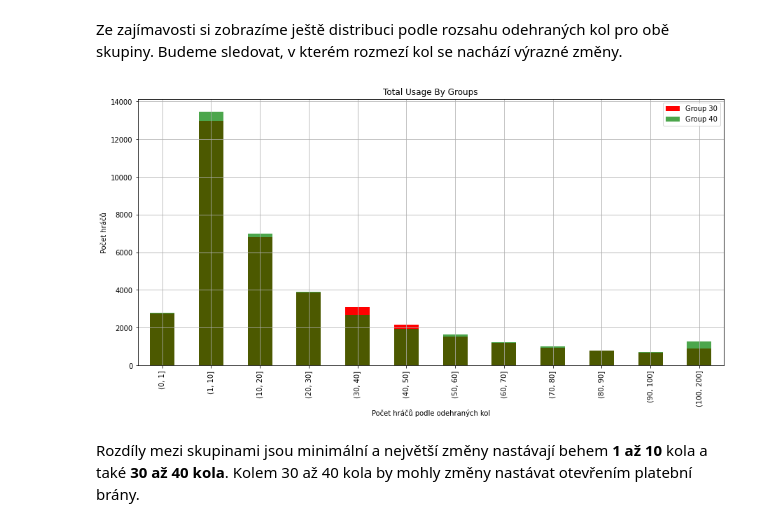
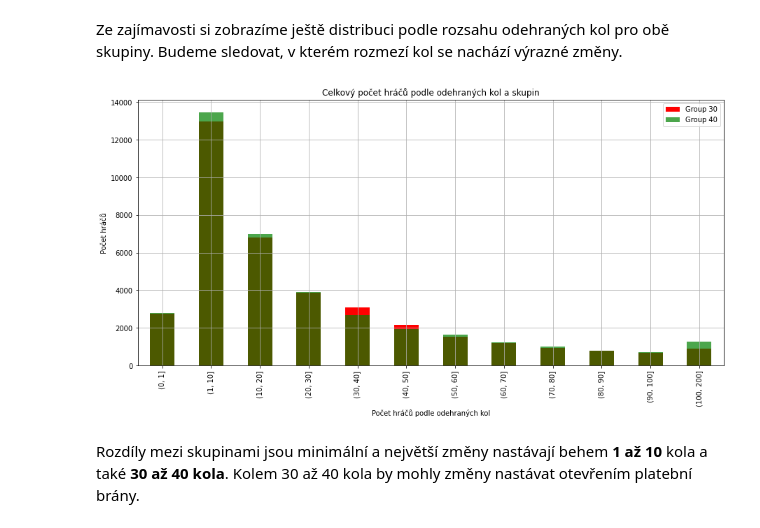
Before and after one commit to 9berny9/cookie_cats_analysis, a Jupyter notebook: cats.ipynb, the cells around one changed output. Cells and saved outputs as stored; diff of their text form; code cells hidden in the pictures.

```diff
--- a/cats.ipynb
+++ b/cats.ipynb
@@ -274,15 +272,15 @@ plot_40 = df_40.groupby(pd.cut(df_40["sum_gamerounds"], bins=bins)).userid.count
 # %%
 # Plotting the distribution of players that played 0 to 100 game rounds
 fig, ax = plt.subplots(figsize=(15,7))
 ax = plot_30.plot(kind = 'bar', y="userid", color = "red", alpha = 1,
-                       title = 'Total Usage By Groups')
+                       title = 'Celkový počet hráčů podle odehraných kol a skupin')
 plot_40.plot(kind = 'bar', y="userid", ax=ax, color = "green", alpha = 0.7 )
 ax.set_xlabel("Počet hráčů podle odehraných kol")
 ax.set_ylabel("Počet hráčů")
 ax.grid()
 plt.legend(["Group 30", "Group 40"]);
 # %% [output]
-[figure, old version]
+[figure, new version]
 # %% [markdown]
 Rozdíly mezi skupinami jsou minimální a největší změny nastávají behem **1 až 10** kola a také **30 až 40 kola**. Kolem 30 až 40 kola by mohly změny nastávat otevřením platební brány.
 # %% [markdown]
```
Also changed, not shown: parts of 11 cells of this notebook.
